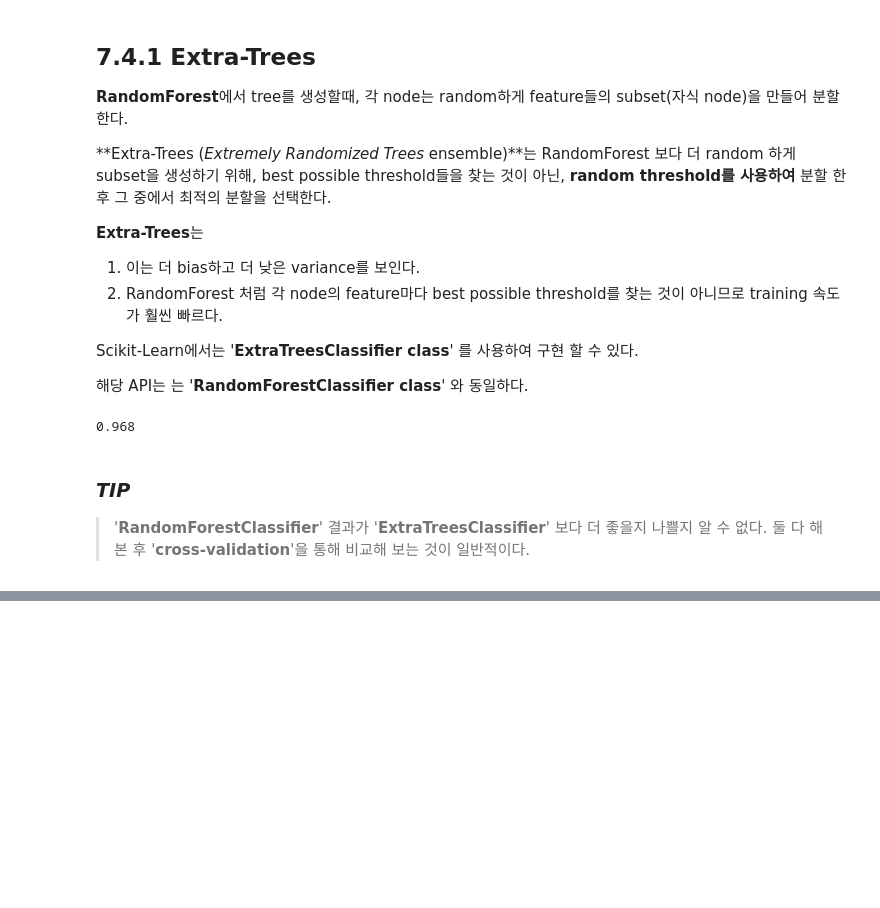
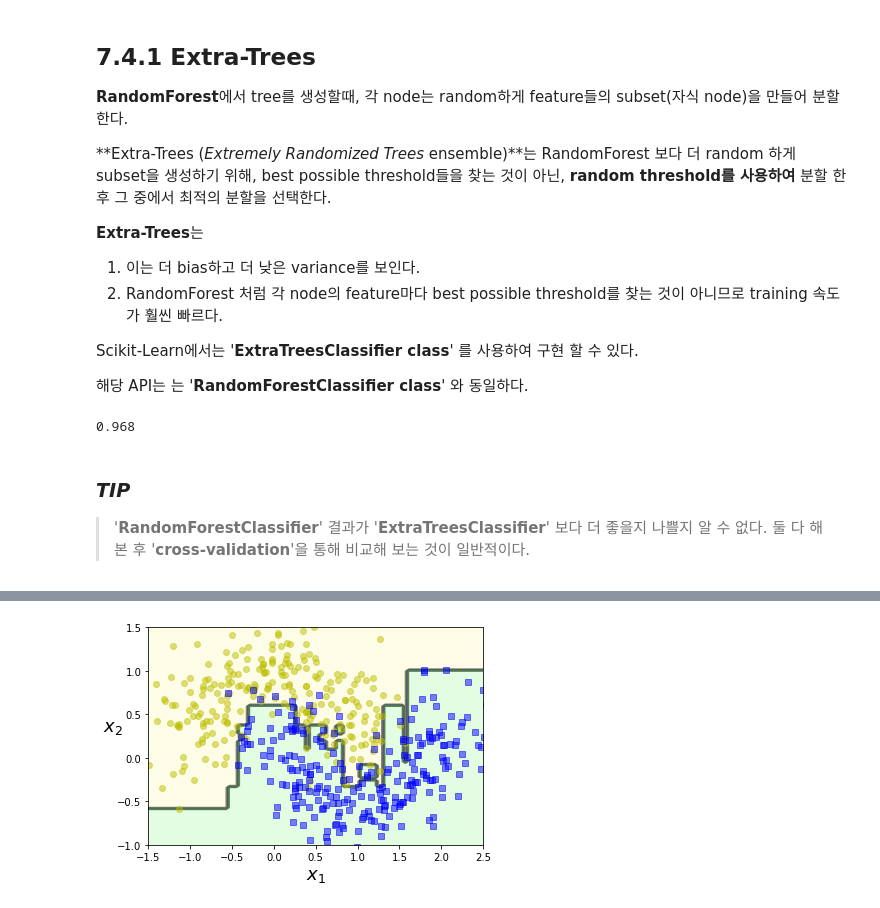
Before and after one commit to Heegu94/machine_learning, a Jupyter notebook: chapter_7_ensemble_learning_and_random_forests.ipynb, the cells around one changed output, grey strips where cells are left out. Saved outputs shown, nothing was run; the diff lists cells and outputs as text; code cells hidden in the pictures; blank space fills up the shorter version.

```diff
--- a/chapter_7_ensemble_learning_and_random_forests.ipynb
+++ b/chapter_7_ensemble_learning_and_random_forests.ipynb
@@ -445,0 +664,11 @@ ___
+# %%
+ada_clf_lr = AdaBoostClassifier(DecisionTreeClassifier(max_depth=1),
+                            n_estimators=200,
+                            algorithm='SAMME.R',
+                            learning_rate=0.5,
+                            random_state=42)
+
+ada_clf_lr.fit(X_train, y_train)
+plot_decision_boundary(ada_clf_lr, X, y)
+# %% [output]
+[figure, added]
```
Also changed, not shown: parts of 22 cells of this notebook, 5 other files.
